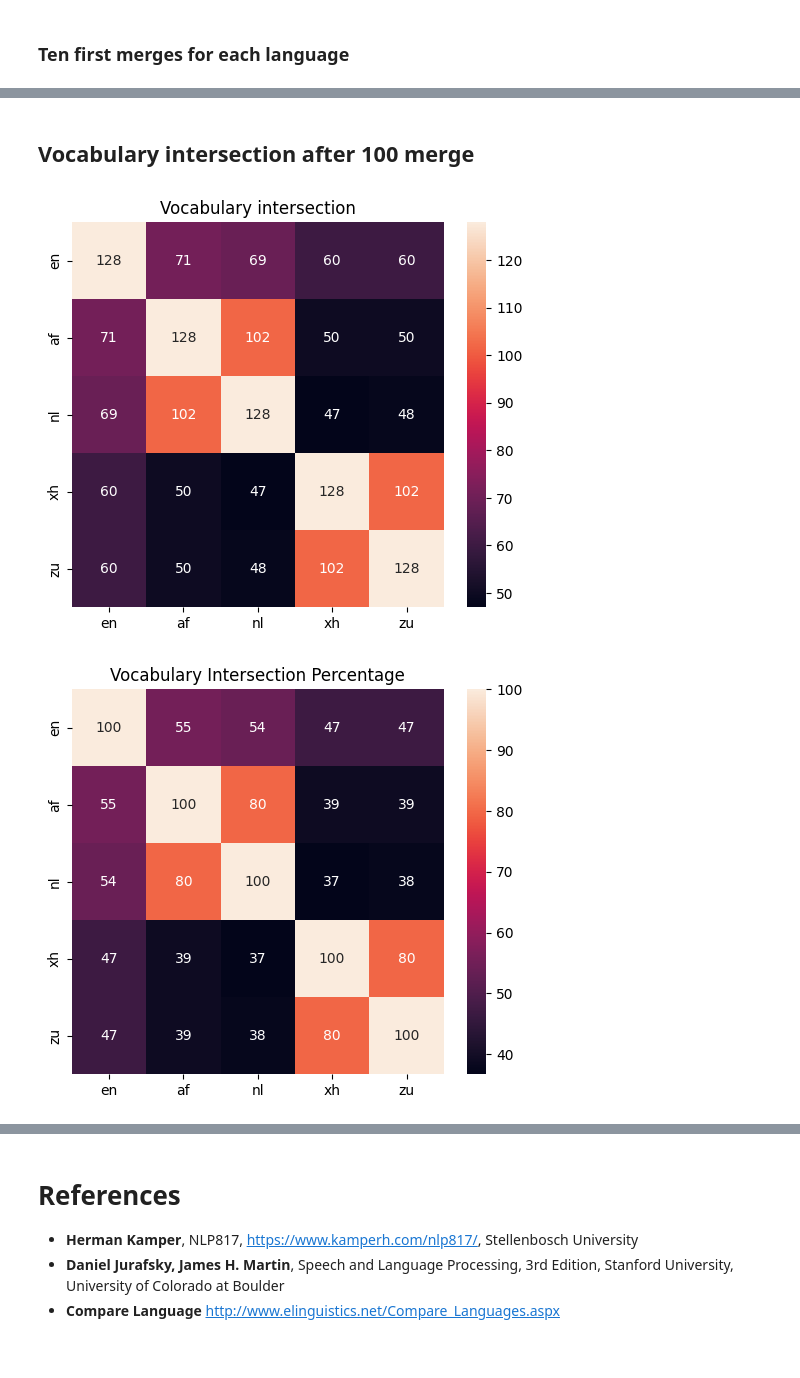
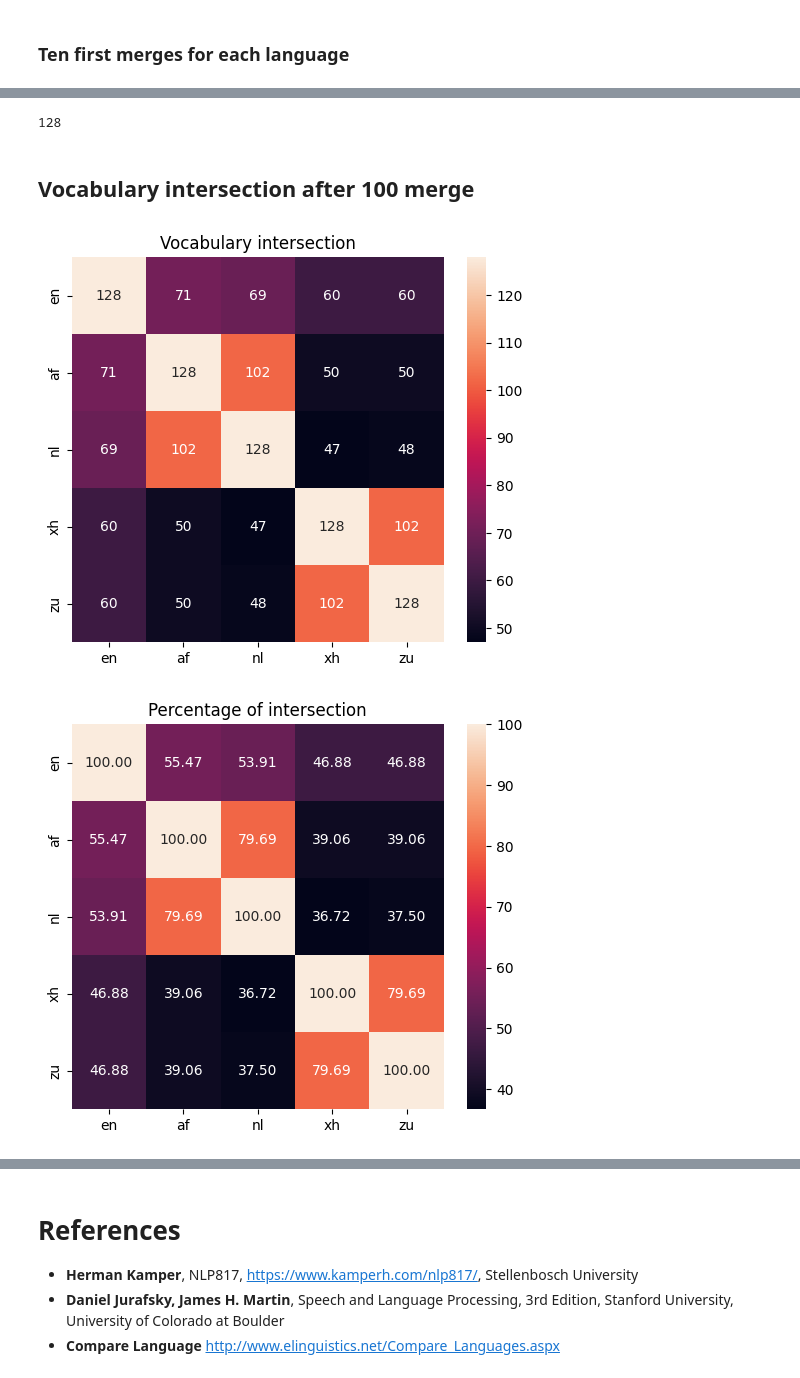
Before and after one commit to Fahazavana/NGramLMs_BPE, a Jupyter notebook: main.ipynb, the cells around one changed output, grey strips where cells are left out. Drawn from its saved outputs; the diff is of its cells as text; code cells hidden in the pictures.

```diff
--- a/main.ipynb
+++ b/main.ipynb
@@ -337,6 +342,10 @@ Language : en
 9  Merge : t+h --> th
 10 Merge : e+l --> el
 =========================
+# %%
+len(bpes['en'].vocab)
+# %% [output]
+128
 # %% [markdown]
 ## Vocabulary intersection after 100 merge
 # %%
@@ -349,7 +358,7 @@ for i, lang1 in enumerate(languages):
 percentage_intersection = (intersection / np.diag(intersection))*100
 # %%
 plot_intersection_cmf(intersection, languages, title="Vocabulary intersection", fmt='.0f')
-plot_intersection_cmf(percentage_intersection, languages, title="Vocabulary Intersection Percentage", fmt='.0f')
+plot_intersection_cmf(percentage_intersection, languages, title="Percentage of intersection", fmt='.2f', save='report/figures/intersection_cmf.pdf')
 # %% [output]
 [figure]
-[figure, old version]
+[figure, new version]
```
Also changed, not shown: parts of 11 cells of this notebook, 13 other files.
